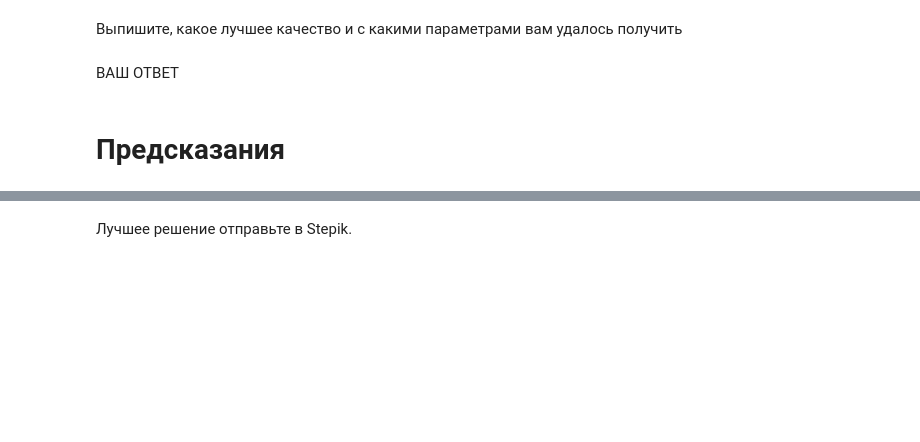
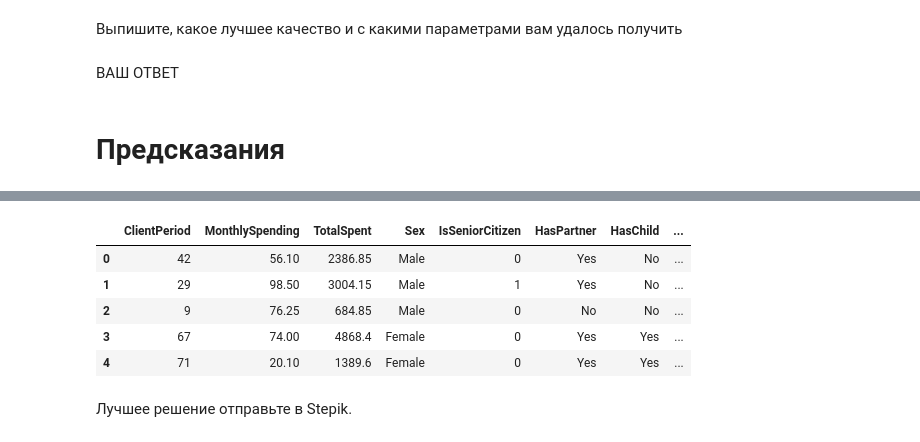
Before and after one commit to k-gorbenko/-DLS, a Jupyter notebook: week_03_composition_model_selection/Homework/hw_3_kaggle.ipynb, the cells around one changed output, grey strips where cells are left out. Drawn from its saved outputs; the diff is of its cells as text; code cells hidden in the pictures; blank space fills up the shorter version.

```diff
--- a/week_03_composition_model_selection/Homework/hw_3_kaggle.ipynb
+++ b/week_03_composition_model_selection/Homework/hw_3_kaggle.ipynb
@@ -428,3 +444,12 @@ submission = pd.read_csv('./submission.csv')
+# %%
+X_test.head(5)
+# %% [output]
+|  | ClientPeriod | MonthlySpending | TotalSpent | Sex | IsSeniorCitizen | HasPartner | HasChild | ... |
+| 0 | 42 | 56.10 | 2386.85 | Male | 0 | Yes | No | ... |
+| 1 | 29 | 98.50 | 3004.15 | Male | 1 | Yes | No | ... |
+| 2 | 9 | 76.25 | 684.85 | Male | 0 | No | No | ... |
+| 3 | 67 | 74.00 | 4868.4 | Female | 0 | Yes | Yes | ... |
+| 4 | 71 | 20.10 | 1389.6 | Female | 0 | Yes | Yes | ... |
 # %%
 X_test['TotalSpent'] = X_test['TotalSpent'].str.strip()
 X_test['TotalSpent'] = X_test['TotalSpent'].replace('', pd.NA)
```
Also changed, not shown: parts of 4 cells of this notebook.
